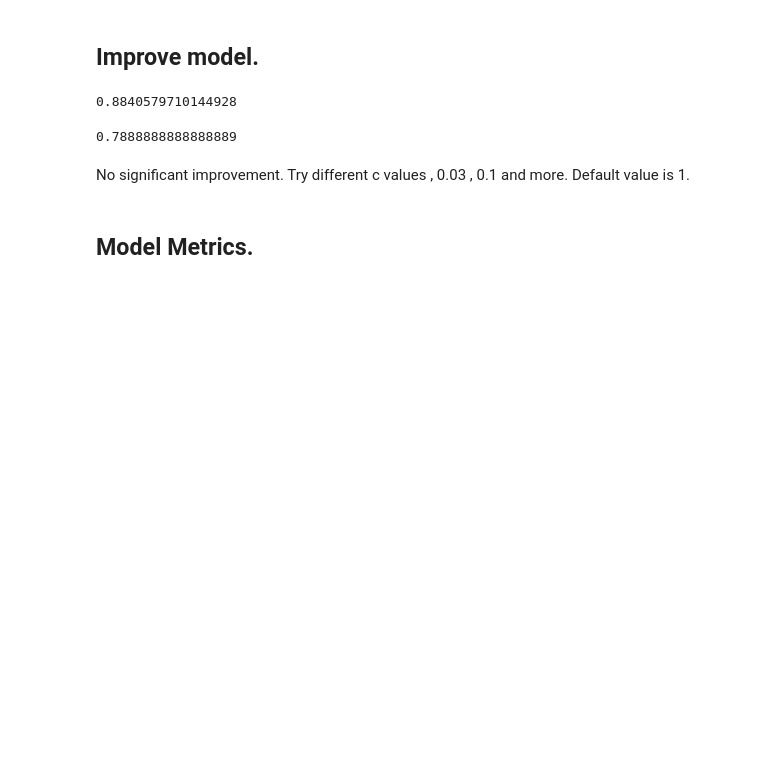
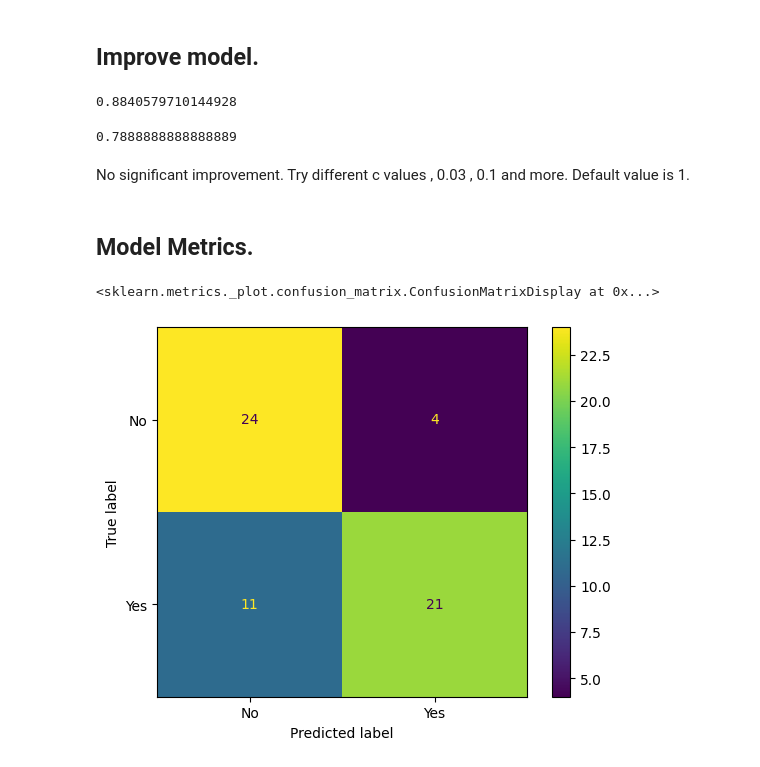
Before and after one commit to kechcole/Machine-Learning, a Jupyter notebook: Notebook/3.Logistic_regression.ipynb, the cells around one changed output. Saved outputs shown, nothing was run; the diff lists cells and outputs as text; code cells hidden in the pictures; blank space fills up the shorter version.

Commit message:
confussion matrix

```diff
--- a/Notebook/3.Logistic_regression.ipynb
+++ b/Notebook/3.Logistic_regression.ipynb
@@ -377,0 +389,10 @@ from sklearn.metrics import confusion_matrix, ConfusionMatrixDisplay
+# %%
+from sklearn.metrics import confusion_matrix, ConfusionMatrixDisplay
+
+# Confusion matrix , pass observed values and predicted values too
+cm = confusion_matrix(y_test, pred_test_y, labels=[0, 1])
+disp = ConfusionMatrixDisplay(confusion_matrix=cm, display_labels=['No', 'Yes'])
+disp.plot()
+# %% [output]
+<sklearn.metrics._plot.confusion_matrix.ConfusionMatrixDisplay at 0x...>
+[figure, added]
```
Also changed, not shown: parts of 6 cells of this notebook.
